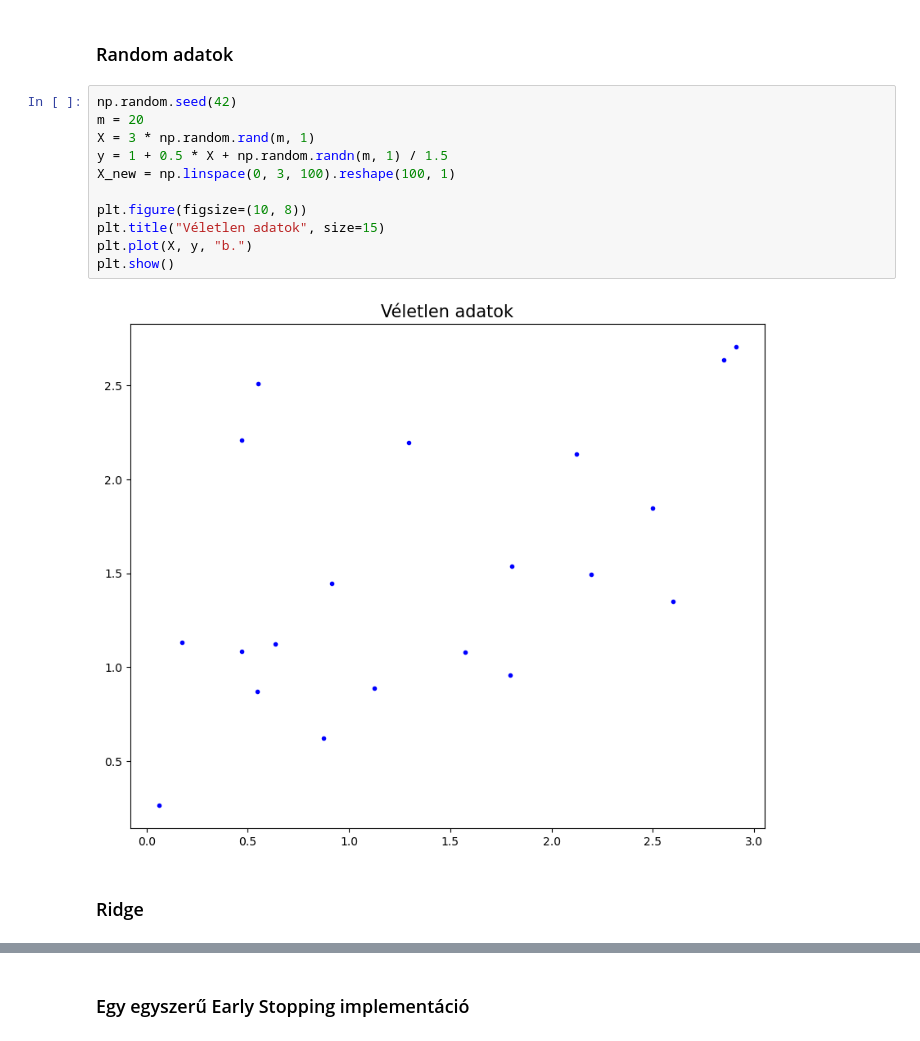
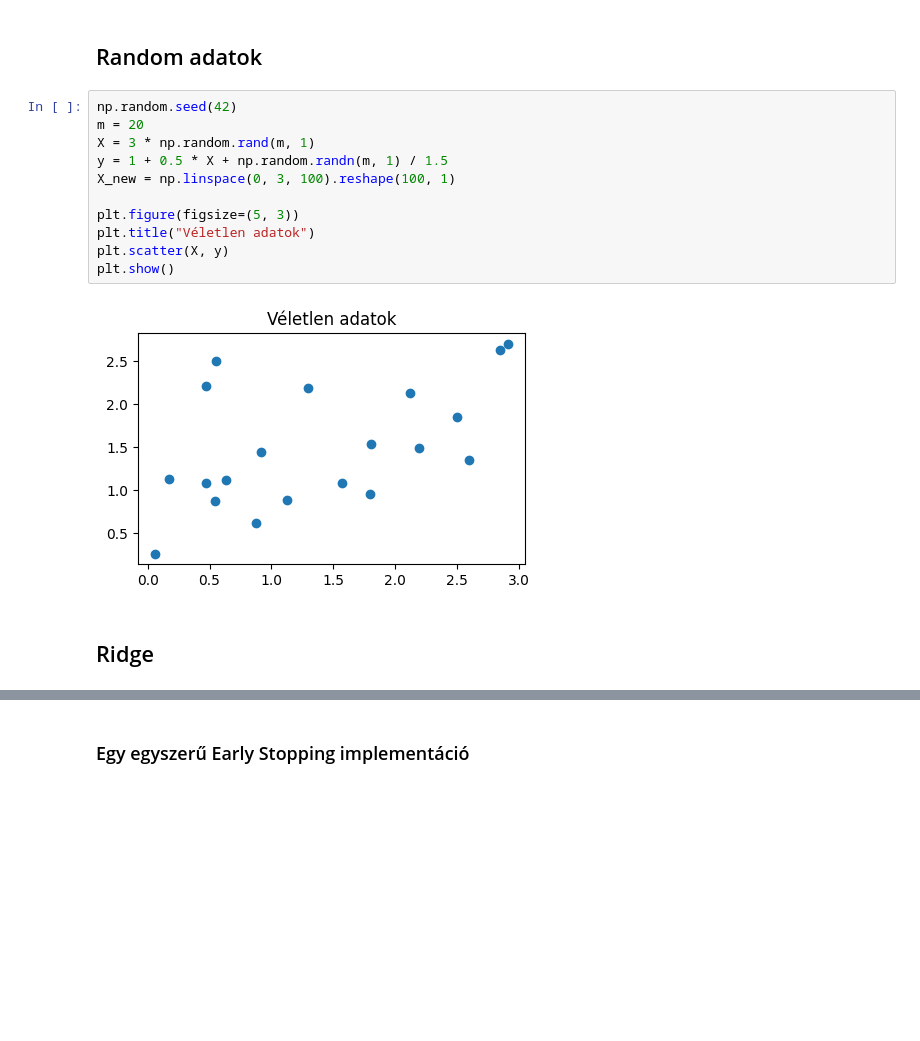
Before and after one commit to basictask/Elemzesmodszertan, a Jupyter notebook: 3_regularization/code/3_regularization.ipynb, the cells around one changed output, grey strips where cells are left out. Cells and saved outputs as stored; diff of their text form; blank space fills up the shorter version.

```diff
--- a/3_regularization/code/3_regularization.ipynb
+++ b/3_regularization/code/3_regularization.ipynb
@@ -28,19 +28,19 @@ from sklearn import linear_model
 # %% [markdown]
-### Random adatok
+## Random adatok
 # %%
 np.random.seed(42)
 m = 20
 X = 3 * np.random.rand(m, 1)
 y = 1 + 0.5 * X + np.random.randn(m, 1) / 1.5
 X_new = np.linspace(0, 3, 100).reshape(100, 1)
 
-plt.figure(figsize=(10, 8))
-plt.title("Véletlen adatok", size=15)
-plt.plot(X, y, "b.")
+plt.figure(figsize=(5, 3))
+plt.title("Véletlen adatok")
+plt.scatter(X, y)
 plt.show()
 # %% [output]
-[figure, old version]
+[figure, new version]
 # %% [markdown]
-### Ridge
+## Ridge
 # %%
 # Próbáljuk meg állítgatni a hiperparamétereket! Milyen változást figyelhetünk meg?
```
Also changed, not shown: parts of 19 cells of this notebook, 6 other files.
